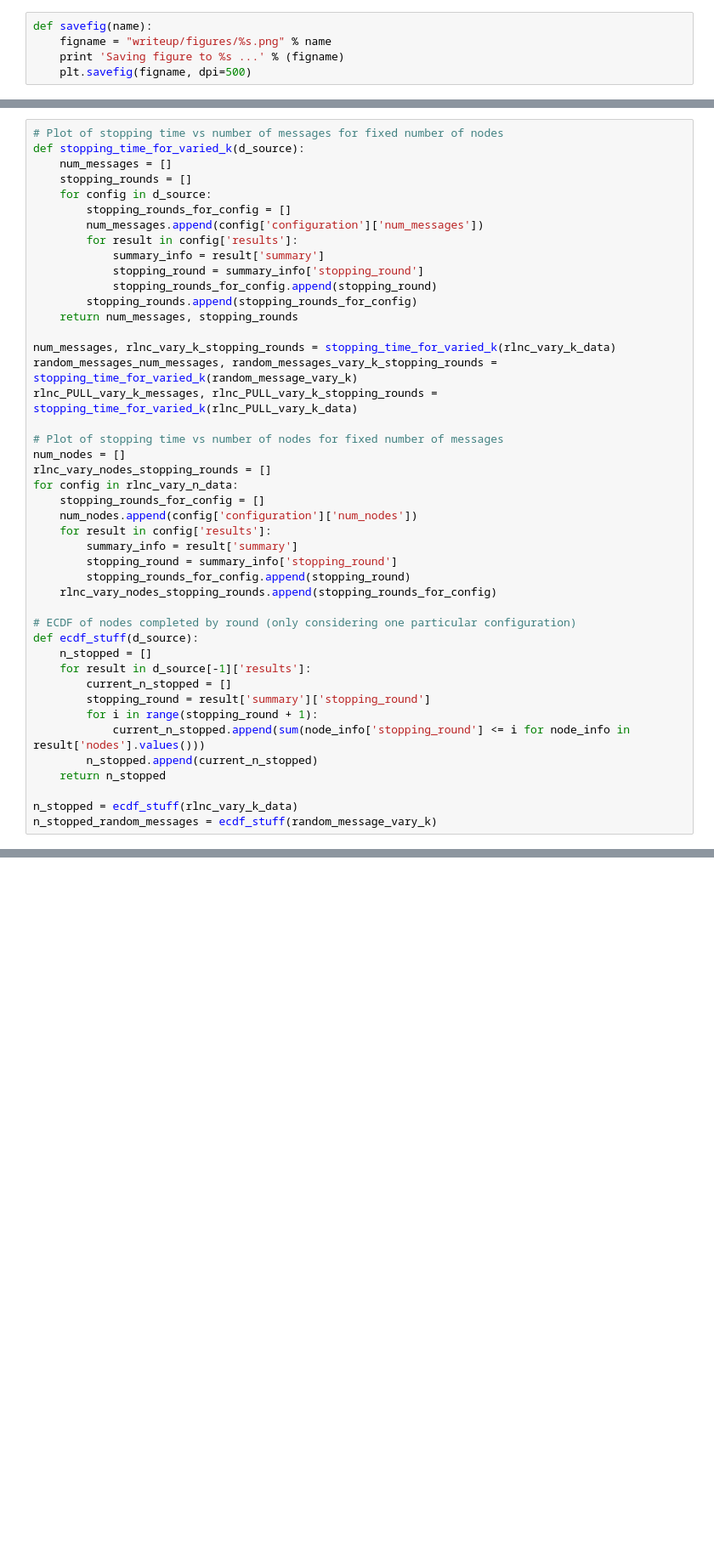
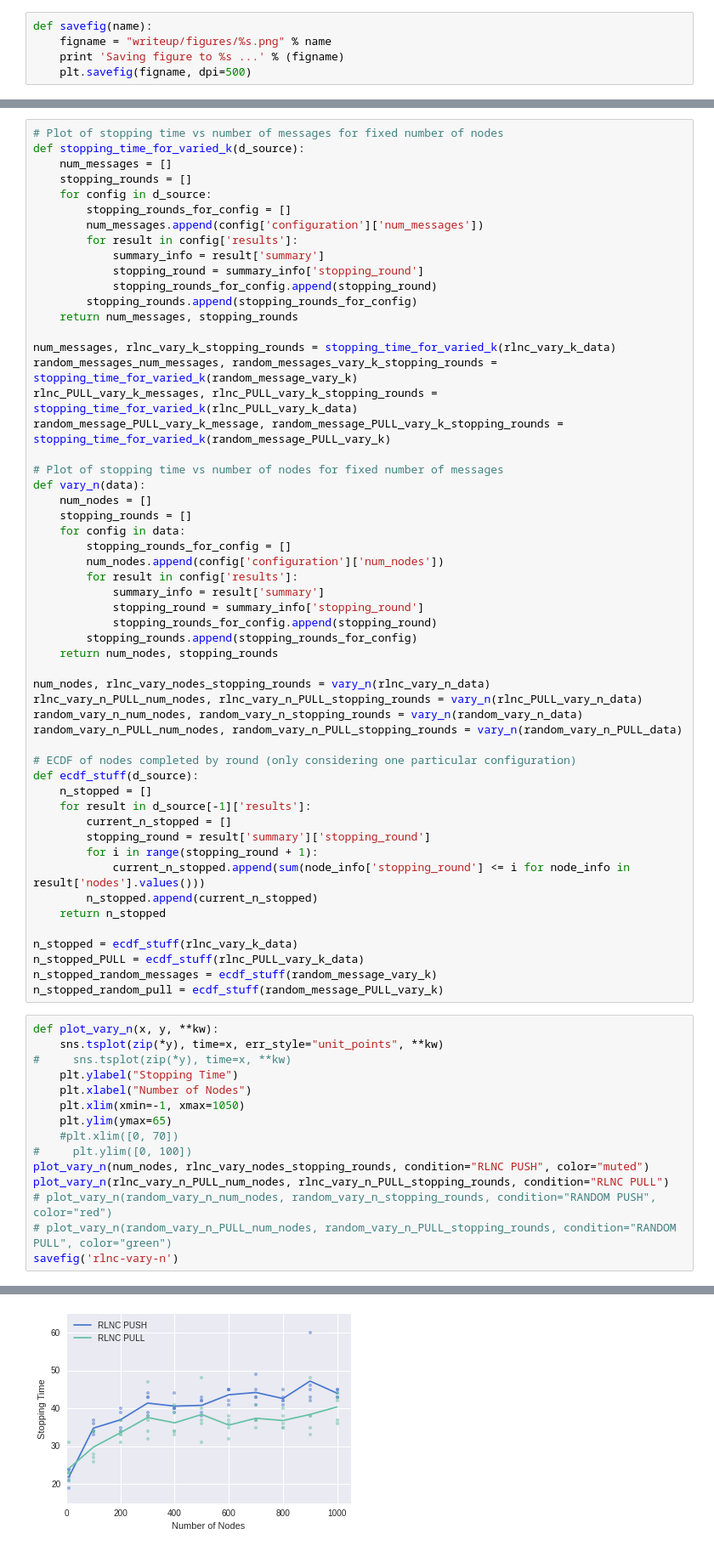
Before and after one commit to newmanne/RLNC-Gossip, a Jupyter notebook: RLNC.ipynb, the cells around one changed output, grey strips where cells are left out. Shown: that part at 85% size. Saved outputs shown, nothing was run; the diff lists cells and outputs as text; blank space fills up the shorter version.

```diff
--- a/RLNC.ipynb
+++ b/RLNC.ipynb
@@ -40,18 +45,26 @@ def stopping_time_for_varied_k(d_source):
 num_messages, rlnc_vary_k_stopping_rounds = stopping_time_for_varied_k(rlnc_vary_k_data)
 random_messages_num_messages, random_messages_vary_k_stopping_rounds = stopping_time_for_varied_k(random_message_vary_k)
 rlnc_PULL_vary_k_messages, rlnc_PULL_vary_k_stopping_rounds = stopping_time_for_varied_k(rlnc_PULL_vary_k_data)
+random_message_PULL_vary_k_message, random_message_PULL_vary_k_stopping_rounds = stopping_time_for_varied_k(random_message_PULL_vary_k)
 
 # Plot of stopping time vs number of nodes for fixed number of messages
-num_nodes = []
-rlnc_vary_nodes_stopping_rounds = []
-for config in rlnc_vary_n_data:
-    stopping_rounds_for_config = []
-    num_nodes.append(config['configuration']['num_nodes'])
-    for result in config['results']:
-        summary_info = result['summary']
-        stopping_round = summary_info['stopping_round']
-        stopping_rounds_for_config.append(stopping_round)
-    rlnc_vary_nodes_stopping_rounds.append(stopping_rounds_for_config)
+def vary_n(data):
+    num_nodes = []
+    stopping_rounds = []
+    for config in data:
+        stopping_rounds_for_config = []
+        num_nodes.append(config['configuration']['num_nodes'])
+        for result in config['results']:
+            summary_info = result['summary']
+            stopping_round = summary_info['stopping_round']
+            stopping_rounds_for_config.append(stopping_round)
+        stopping_rounds.append(stopping_rounds_for_config)
+    return num_nodes, stopping_rounds
+
+num_nodes, rlnc_vary_nodes_stopping_rounds = vary_n(rlnc_vary_n_data)
+rlnc_vary_n_PULL_num_nodes, rlnc_vary_n_PULL_stopping_rounds = vary_n(rlnc_PULL_vary_n_data)
+random_vary_n_num_nodes, random_vary_n_stopping_rounds = vary_n(random_vary_n_data)
+random_vary_n_PULL_num_nodes, random_vary_n_PULL_stopping_rounds = vary_n(random_vary_n_PULL_data)
 
 # ECDF of nodes completed by round (only considering one particular configuration)
 def ecdf_stuff(d_source):
@@ -65,4 +78,22 @@ def ecdf_stuff(d_source):
     return n_stopped
 
 n_stopped = ecdf_stuff(rlnc_vary_k_data)
+n_stopped_PULL = ecdf_stuff(rlnc_PULL_vary_k_data)
 n_stopped_random_messages = ecdf_stuff(random_message_vary_k)
+n_stopped_random_pull = ecdf_stuff(random_message_PULL_vary_k)
+# %%
+def plot_vary_n(x, y, **kw):
+    sns.tsplot(zip(*y), time=x, err_style="unit_points", **kw)
+#     sns.tsplot(zip(*y), time=x, **kw)
+    plt.ylabel("Stopping Time")
+    plt.xlabel("Number of Nodes")
+    plt.xlim(xmin=-1, xmax=1050)
+    plt.ylim(ymax=65)
+    #plt.xlim([0, 70])
+#     plt.ylim([0, 100])
+plot_vary_n(num_nodes, rlnc_vary_nodes_stopping_rounds, condition="RLNC PUSH", color="muted")
+plot_vary_n(rlnc_vary_n_PULL_num_nodes, rlnc_vary_n_PULL_stopping_rounds, condition="RLNC PULL")
+# plot_vary_n(random_vary_n_num_nodes, random_vary_n_stopping_rounds, condition="RANDOM PUSH", color="red")
+# plot_vary_n(random_vary_n_PULL_num_nodes, random_vary_n_PULL_stopping_rounds, condition="RANDOM PULL", color="green")
+savefig('rlnc-vary-n')
+# %% [output]
@@ -69 +101,2 @@ n_stopped_random_messages = ecdf_stuff(random_message_vary_k)
+[figure, added]
 # %%
```
Also changed, not shown: parts of 7 cells of this notebook, 7 other files.
